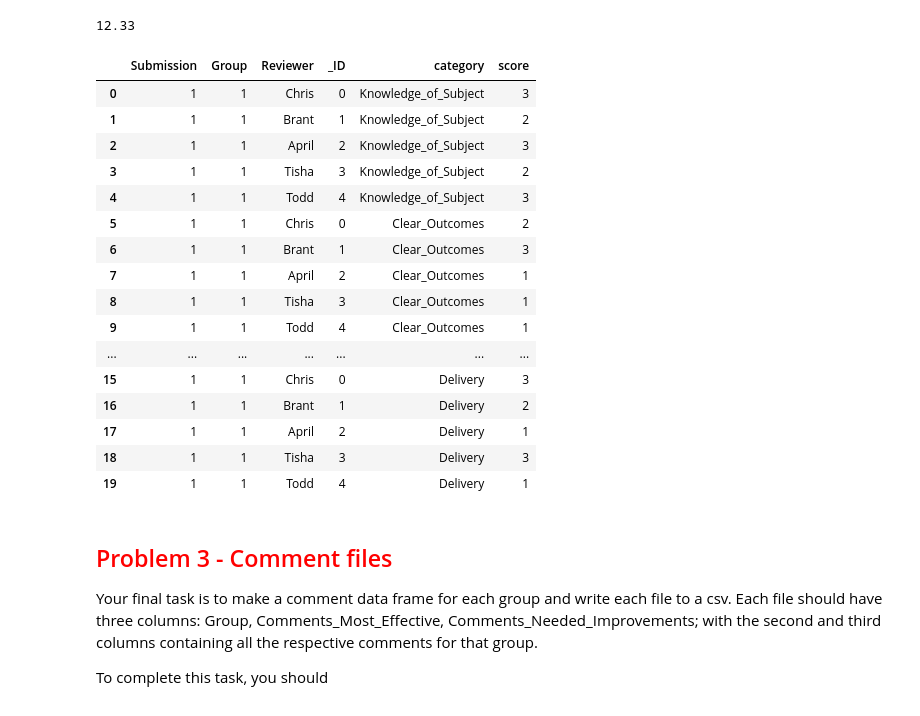
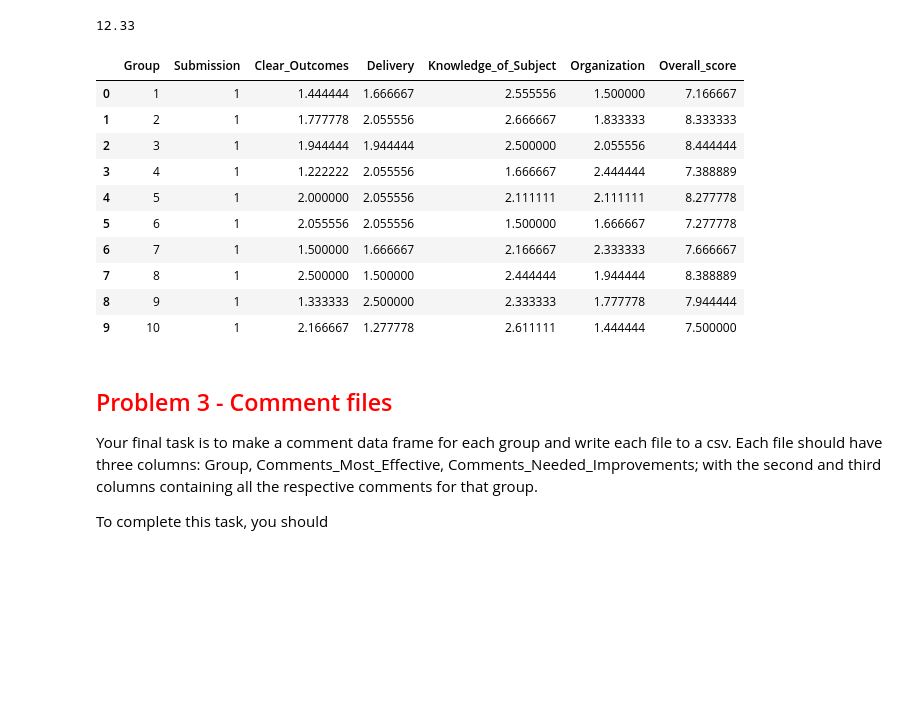
Before and after one commit to SMiertschin/DSCI430, a Jupyter notebook: Lab_6_oral_flag_feedback_SM.ipynb, the cells around one changed output. Drawn from its saved outputs; the diff is of its cells as text; code cells hidden in the pictures; blank space fills up the shorter version.

```diff
--- a/Lab_6_oral_flag_feedback_SM.ipynb
+++ b/Lab_6_oral_flag_feedback_SM.ipynb
@@ -55,31 +66,32 @@ overall_score
 # %%
 df_head = df.head()
 
-not_instructors = ["Chris","Brant","April","Tisha"]
+#not_instructors = ["Chris","Brant","April","Tisha","Silas","Jeff","Nicole","Jake","Sam"]
 
-(df_head
+(df
  >> select(X.Submission, X.Group,X.Reviewer,X.Knowledge_of_Subject,X.Clear_Outcomes,X.Organization,X.Delivery)
  >> gather("category","score",columns_from('Knowledge_of_Subject'), add_id=True)
- >> group_by(X.Submission,X.Group)
+ >> mutate(instructor = if_else(X.Reviewer == 'Todd', 'instructor', 'other'))
+ >> group_by(X.Submission,X.Group,X.category,X.instructor)
+ >> summarize(average_parts = X.score.mean())
+ >> ungroup()
+ >> group_by(X.Submission,X.Group,X.category)
+ >> summarize(final_score = X.average_parts.mean())
+ >> spread(X.category,X.final_score)
+ >> mutate(Overall_score = (X.Delivery+X.Clear_Outcomes+X.Knowledge_of_Subject+X.Organization))
 )
 # %% [output]
-|  | Submission | Group | Reviewer | _ID | category | score |
-| 0 | 1 | 1 | Chris | 0 | Knowledge_of_Subject | 3 |
-| 1 | 1 | 1 | Brant | 1 | Knowledge_of_Subject | 2 |
-| 2 | 1 | 1 | April | 2 | Knowledge_of_Subject | 3 |
-| 3 | 1 | 1 | Tisha | 3 | Knowledge_of_Subject | 2 |
-| 4 | 1 | 1 | Todd | 4 | Knowledge_of_Subject | 3 |
-| 5 | 1 | 1 | Chris | 0 | Clear_Outcomes | 2 |
-| 6 | 1 | 1 | Brant | 1 | Clear_Outcomes | 3 |
-| 7 | 1 | 1 | April | 2 | Clear_Outcomes | 1 |
-| 8 | 1 | 1 | Tisha | 3 | Clear_Outcomes | 1 |
-| 9 | 1 | 1 | Todd | 4 | Clear_Outcomes | 1 |
-| ... | ... | ... | ... | ... | ... | ... |
-| 15 | 1 | 1 | Chris | 0 | Delivery | 3 |
-| 16 | 1 | 1 | Brant | 1 | Delivery | 2 |
-| 17 | 1 | 1 | April | 2 | Delivery | 1 |
-| 18 | 1 | 1 | Tisha | 3 | Delivery | 3 |
-| 19 | 1 | 1 | Todd | 4 | Delivery | 1 |
+|  | Group | Submission | Clear_Outcomes | Delivery | Knowledge_of_Subject | Organization | Overall_score |
+| 0 | 1 | 1 | 1.444444 | 1.666667 | 2.555556 | 1.500000 | 7.166667 |
+| 1 | 2 | 1 | 1.777778 | 2.055556 | 2.666667 | 1.833333 | 8.333333 |
+| 2 | 3 | 1 | 1.944444 | 1.944444 | 2.500000 | 2.055556 | 8.444444 |
+| 3 | 4 | 1 | 1.222222 | 2.055556 | 1.666667 | 2.444444 | 7.388889 |
+| 4 | 5 | 1 | 2.000000 | 2.055556 | 2.111111 | 2.111111 | 8.277778 |
+| 5 | 6 | 1 | 2.055556 | 2.055556 | 1.500000 | 1.666667 | 7.277778 |
+| 6 | 7 | 1 | 1.500000 | 1.666667 | 2.166667 | 2.333333 | 7.666667 |
+| 7 | 8 | 1 | 2.500000 | 1.500000 | 2.444444 | 1.944444 | 8.388889 |
+| 8 | 9 | 1 | 1.333333 | 2.500000 | 2.333333 | 1.777778 | 7.944444 |
+| 9 | 10 | 1 | 2.166667 | 1.277778 | 2.611111 | 1.444444 | 7.500000 |
 # %% [markdown]
 ## <font color="red"> Problem 3 - Comment files</font>
 
```
Also changed, not shown: parts of 5 cells of this notebook, 1 other file.
